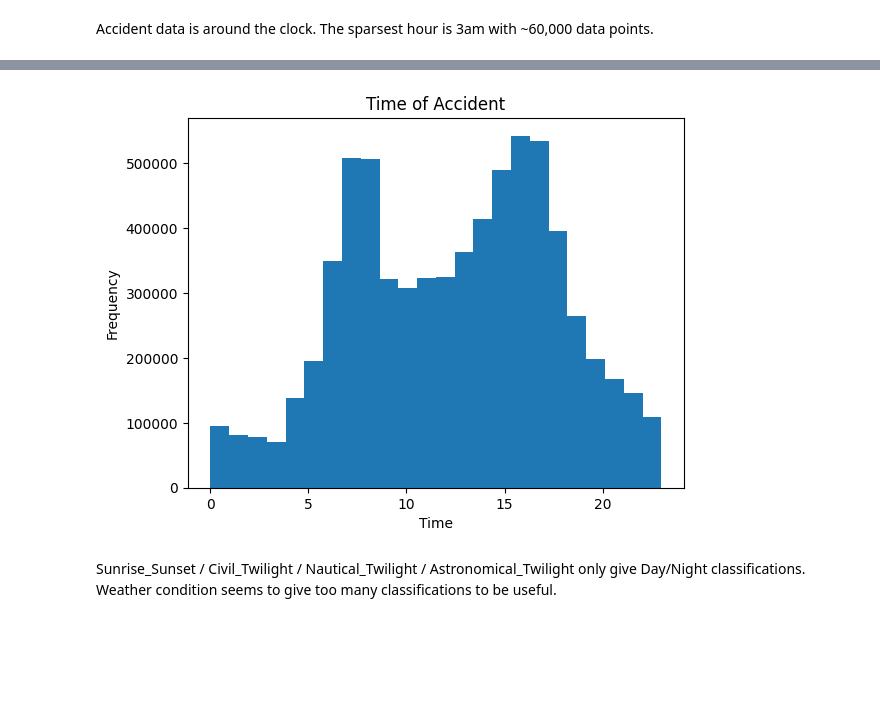
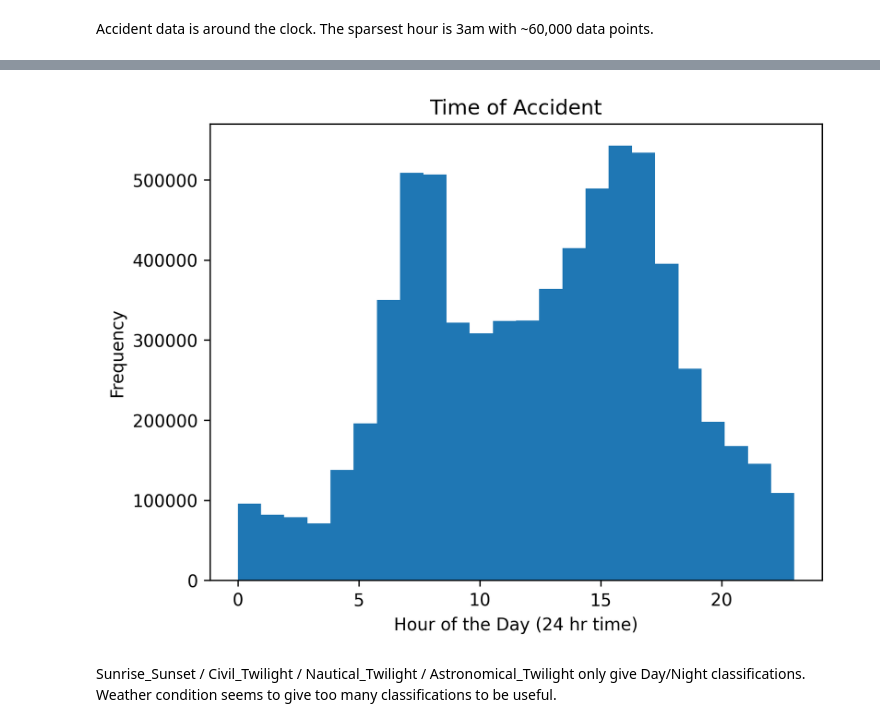
Before and after one commit to Jaredwinn77/Math-302-project, a Jupyter notebook: data.ipynb, the cells around one changed output, grey strips where cells are left out. Drawn from its saved outputs; the diff is of its cells as text; code cells hidden in the pictures; blank space fills up the shorter version.

```diff
--- a/data.ipynb
+++ b/data.ipynb
@@ -359,11 +389,11 @@ Name: Start_Time, Length: 6929344, dtype: int32
 # %%
 counts, bin_edges, _ = plt.hist(start_time, bins=24)
 plt.title("Time of Accident")
-plt.xlabel("Time")
+plt.xlabel("Hour of the Day (24 hr time)")
 plt.ylabel("Frequency")
 plt.show()
 # %% [output]
-[figure, old version]
+[figure, new version]
 # %% [markdown]
 Sunrise_Sunset / Civil_Twilight / Nautical_Twilight / Astronomical_Twilight only give Day/Night classifications. Weather condition seems to give too many classifications to be useful.
 # %%
```
Also changed, not shown: parts of 14 cells of this notebook.
